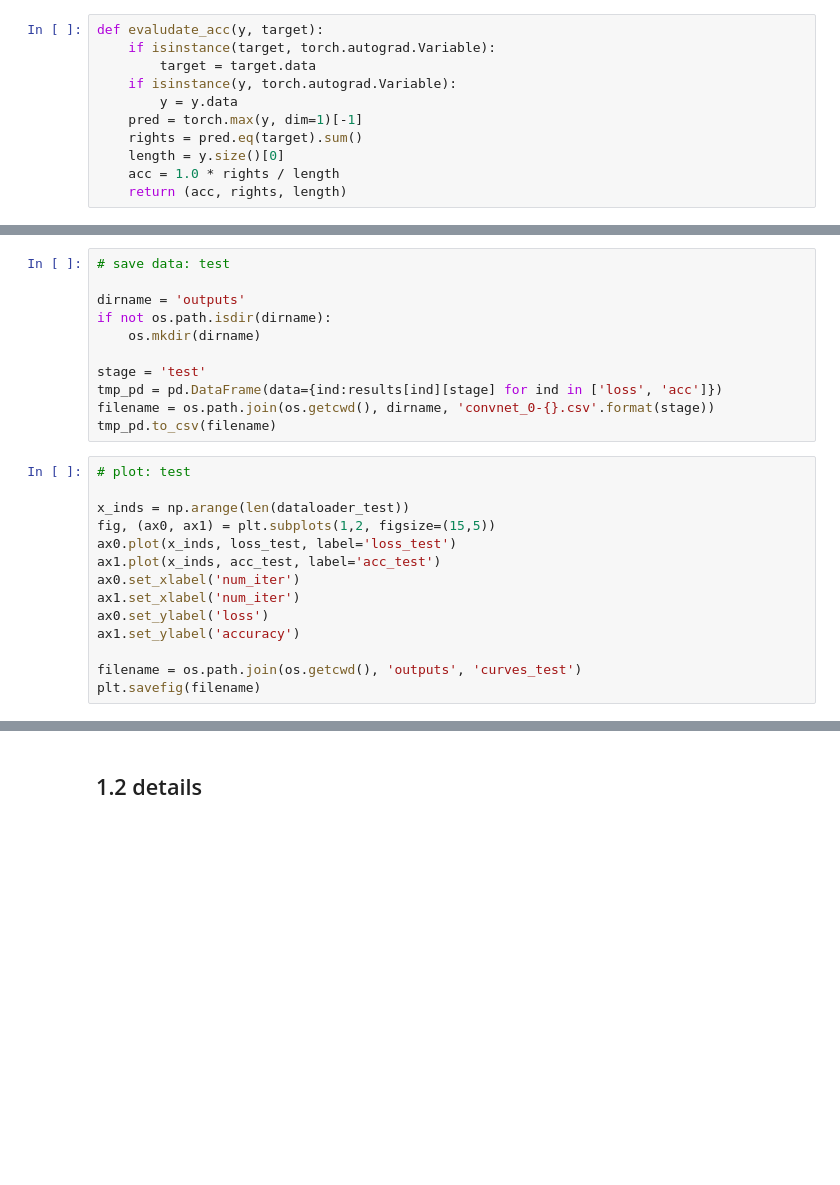
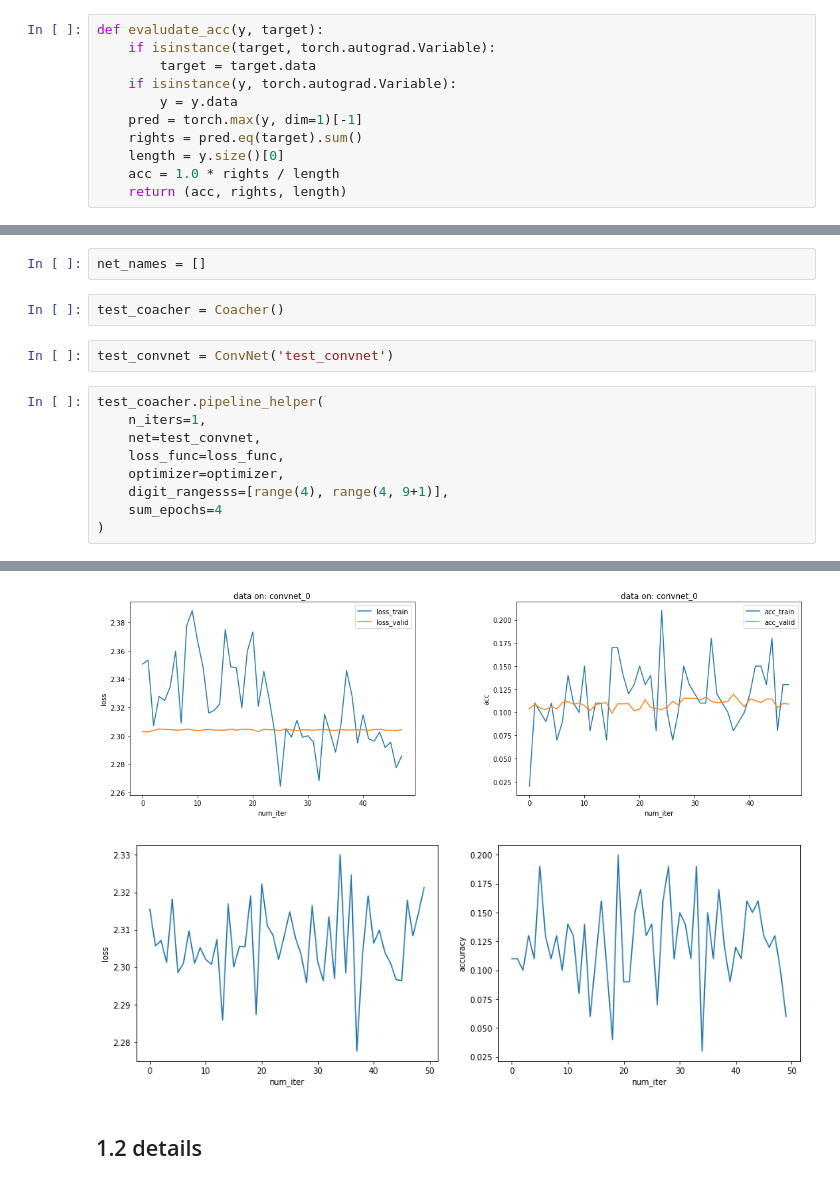
Before and after one commit to fengdasuk19/homework, a Jupyter notebook: homework03-0906/homework-cnn-compare/convnet-report.ipynb, the cells around one changed output, grey strips where cells are left out. Saved outputs shown, nothing was run; the diff lists cells and outputs as text; blank space fills up the shorter version.

Commit message:
write class Coacher() to wrap functions

```diff
--- a/homework03-0906/homework-cnn-compare/convnet-report.ipynb
+++ b/homework03-0906/homework-cnn-compare/convnet-report.ipynb
@@ -475,25 +291,0 @@ results['acc']['test'] = copy.deepcopy(items)
-# %%
-# save data: test
-
-dirname = 'outputs'
-if not os.path.isdir(dirname):
-    os.mkdir(dirname)
-
-stage = 'test'
-tmp_pd = pd.DataFrame(data={ind:results[ind][stage] for ind in ['loss', 'acc']})
-filename = os.path.join(os.getcwd(), dirname, 'convnet_0-{}.csv'.format(stage))
-tmp_pd.to_csv(filename)
-# %%
-# plot: test
-
-x_inds = np.arange(len(dataloader_test))
-fig, (ax0, ax1) = plt.subplots(1,2, figsize=(15,5))
-ax0.plot(x_inds, loss_test, label='loss_test')
-ax1.plot(x_inds, acc_test, label='acc_test')
-ax0.set_xlabel('num_iter')
-ax1.set_xlabel('num_iter')
-ax0.set_ylabel('loss')
-ax1.set_ylabel('accuracy')
-
-filename = os.path.join(os.getcwd(), 'outputs', 'curves_test')
-plt.savefig(filename)
@@ -505,0 +498,16 @@ finish first tiral
+# %%
+net_names = []
+# %%
+test_coacher = Coacher()
+# %%
+test_convnet = ConvNet('test_convnet')
+# %%
+test_coacher.pipeline_helper(
+    n_iters=1,
+    net=test_convnet,
+    loss_func=loss_func,
+    optimizer=optimizer,
+    digit_rangesss=[range(4), range(4, 9+1)],
+    sum_epochs=4
+)
+# %% [output]
@@ -506,3 +531,5 @@ finish first tiral
+[figure, added]
+[figure, added]
 # %% [markdown]
 ## 1.2 details
 # %% [markdown]
```
Also changed, not shown: parts of 14 cells of this notebook, 10 other files.
